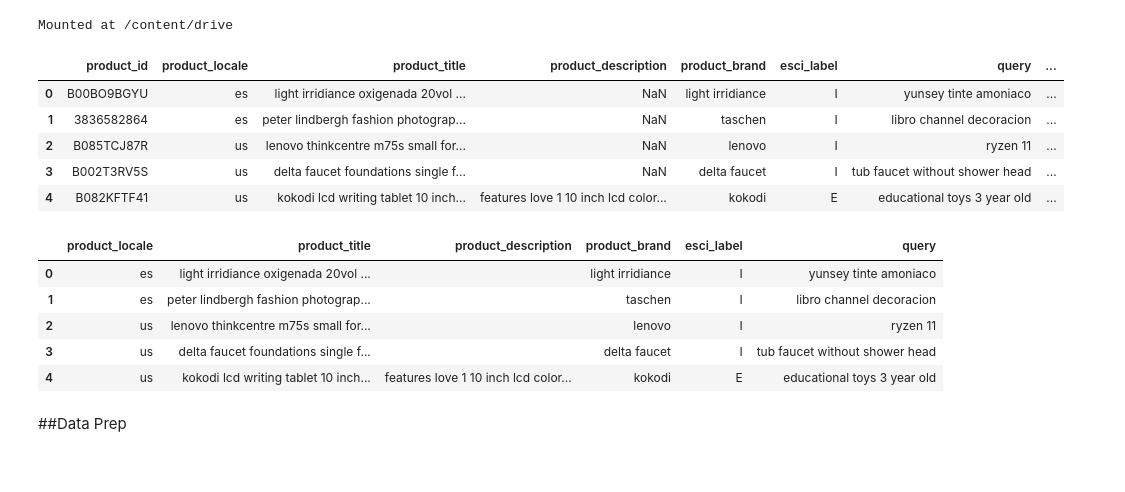
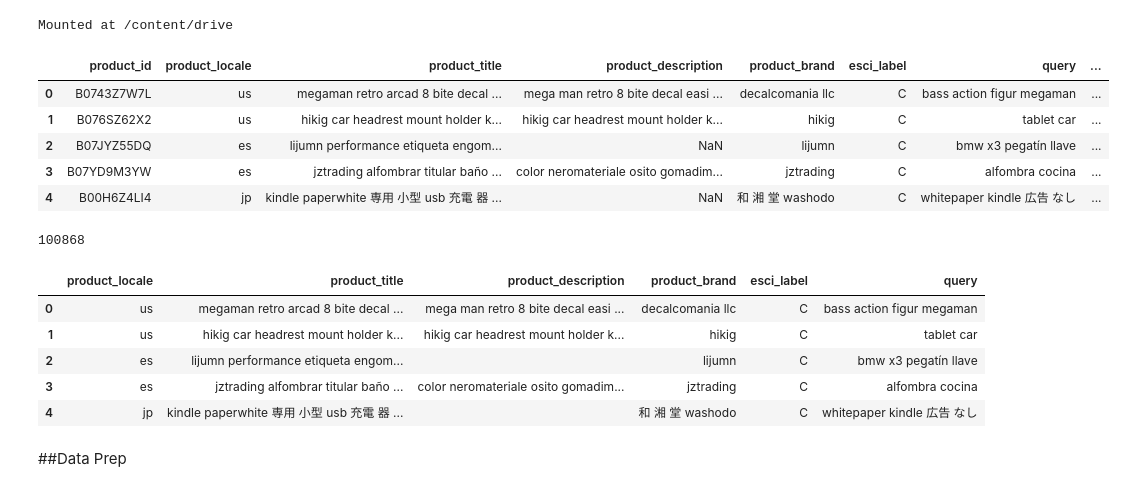
Before and after one commit to amhaiskar0921/BTTAIAmazonProject, a Jupyter notebook: FinalComplementNB.ipynb, the cells around one changed output. Saved outputs shown, nothing was run; the diff lists cells and outputs as text; code cells hidden in the pictures.

Commit message:
Trained the model with balanced dataset

```diff
--- a/FinalComplementNB.ipynb
+++ b/FinalComplementNB.ipynb
@@ -16,15 +16,19 @@ from sklearn.model_selection import train_test_split
 from sklearn.naive_bayes import ComplementNB
 from sklearn.metrics import f1_score, classification_report
 # %%
-df_merged = pd.read_csv('/content/drive/MyDrive/Amazon (LA) - Multi-Class Product Classification (Team A)/Datasets/preprocessed_merged_data.csv')
+df_merged = pd.read_csv('/content/drive/MyDrive/Amazon (LA) - Multi-Class Product Classification (Team A)/Datasets/balanced_preprocessed_merged_data.csv')
 df_merged.head()
 # %% [output]
 |  | product_id | product_locale | product_title | product_description | product_brand | esci_label | query | ... |
-| 0 | B00BO9BGYU | es | light irridiance oxigenada 20vol ... | NaN | light irridiance | I | yunsey tinte amoniaco | ... |
-| 1 | 3836582864 | es | peter lindbergh fashion photograp... | NaN | taschen | I | libro channel decoracion | ... |
-| 2 | B085TCJ87R | us | lenovo thinkcentre m75s small for... | NaN | lenovo | I | ryzen 11 | ... |
-| 3 | B002T3RV5S | us | delta faucet foundations single f... | NaN | delta faucet | I | tub faucet without shower head | ... |
-| 4 | B082KFTF41 | us | kokodi lcd writing tablet 10 inch... | features love 1 10 inch lcd color... | kokodi | E | educational toys 3 year old | ... |
+| 0 | B0743Z7W7L | us | megaman retro arcad 8 bite decal ... | mega man retro 8 bite decal easi ... | decalcomania llc | C | bass action figur megaman | ... |
+| 1 | B076SZ62X2 | us | hikig car headrest mount holder k... | hikig car headrest mount holder k... | hikig | C | tablet car | ... |
+| 2 | B07JYZ55DQ | es | lijumn performance etiqueta engom... | NaN | lijumn | C | bmw x3 pegatín llave | ... |
+| 3 | B07YD9M3YW | es | jztrading alfombrar titular baño ... | color neromateriale osito gomadim... | jztrading | C | alfombra cocina | ... |
+| 4 | B00H6Z4LI4 | jp | kindle paperwhite 専用 小型 usb 充電 器 ... | NaN | 和 湘 堂 washodo | C | whitepaper kindle 広告 なし | ... |
+# %%
+print(len(df_merged))
+# %% [output]
+100868
 # %%
 df_merged.drop(columns=["bert_input", "product_id"], inplace=True)
 # %%
@@ -32,11 +36,11 @@ df_merged.fillna("", inplace=True)
 df_merged.head()
 # %% [output]
 |  | product_locale | product_title | product_description | product_brand | esci_label | query |
-| 0 | es | light irridiance oxigenada 20vol ... |  | light irridiance | I | yunsey tinte amoniaco |
-| 1 | es | peter lindbergh fashion photograp... |  | taschen | I | libro channel decoracion |
-| 2 | us | lenovo thinkcentre m75s small for... |  | lenovo | I | ryzen 11 |
-| 3 | us | delta faucet foundations single f... |  | delta faucet | I | tub faucet without shower head |
-| 4 | us | kokodi lcd writing tablet 10 inch... | features love 1 10 inch lcd color... | kokodi | E | educational toys 3 year old |
+| 0 | us | megaman retro arcad 8 bite decal ... | mega man retro 8 bite decal easi ... | decalcomania llc | C | bass action figur megaman |
+| 1 | us | hikig car headrest mount holder k... | hikig car headrest mount holder k... | hikig | C | tablet car |
+| 2 | es | lijumn performance etiqueta engom... |  | lijumn | C | bmw x3 pegatín llave |
+| 3 | es | jztrading alfombrar titular baño ... | color neromateriale osito gomadim... | jztrading | C | alfombra cocina |
+| 4 | jp | kindle paperwhite 専用 小型 usb 充電 器 ... |  | 和 湘 堂 washodo | C | whitepaper kindle 広告 なし |
 # %% [markdown]
 ##Data Prep
 # %% [markdown]
```
Also changed, not shown: parts of 5 cells of this notebook.
